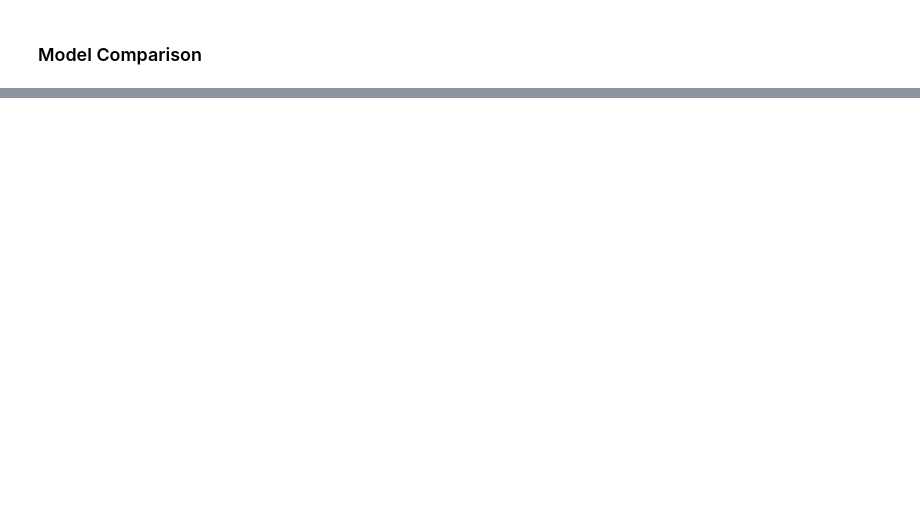
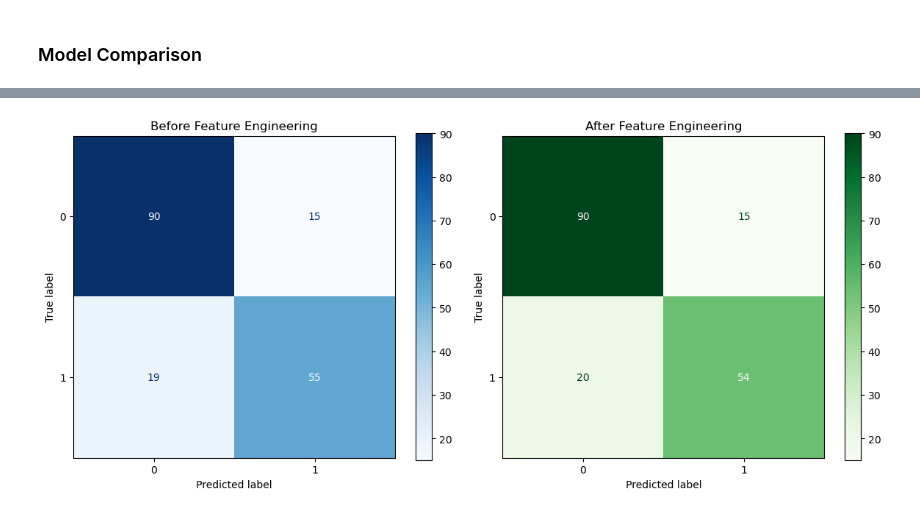
Before and after one commit to mdrifat-hossain/My-AI-ML-Code-Practice, a Jupyter notebook: week_1/Titanic-ML-Pipeline/titanic-baseLineML-pipeline.ipynb, the cells around one changed output, grey strips where cells are left out. Cells and saved outputs as stored; diff of their text form; code cells hidden in the pictures; blank space fills up the shorter version.

```diff
--- a/week_1/Titanic-ML-Pipeline/titanic-baseLineML-pipeline.ipynb
+++ b/week_1/Titanic-ML-Pipeline/titanic-baseLineML-pipeline.ipynb
@@ -169,0 +404,28 @@ plt.show()
+# %%
+from sklearn.metrics import ConfusionMatrixDisplay
+
+fig,ax = plt.subplots(1,2,figsize=(12,5))
+
+ConfusionMatrixDisplay.from_predictions(
+    y_test,
+    y_pred_before,
+    ax=ax[0],
+    cmap="Blues"
+)
+
+ax[0].set_title("Before Feature Engineering")
+
+ConfusionMatrixDisplay.from_predictions(
+    y_test,
+    y_pred_after,
+    ax=ax[1],
+    cmap="Greens"
+)
+
+ax[1].set_title("After Feature Engineering")
+
+plt.tight_layout()
+
+plt.show()
+# %% [output]
+[figure, added]
```
Also changed, not shown: parts of 26 cells of this notebook, 2 other files.
